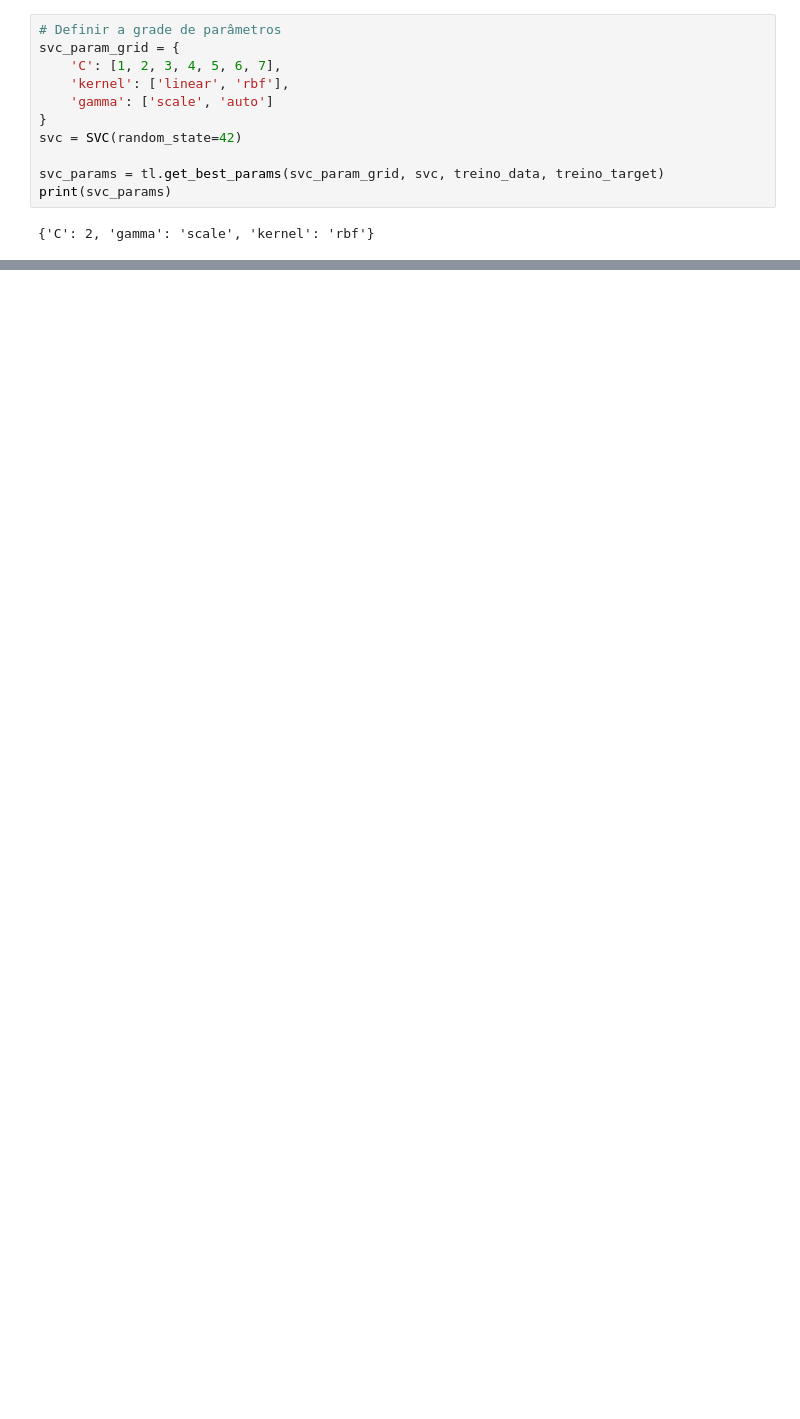
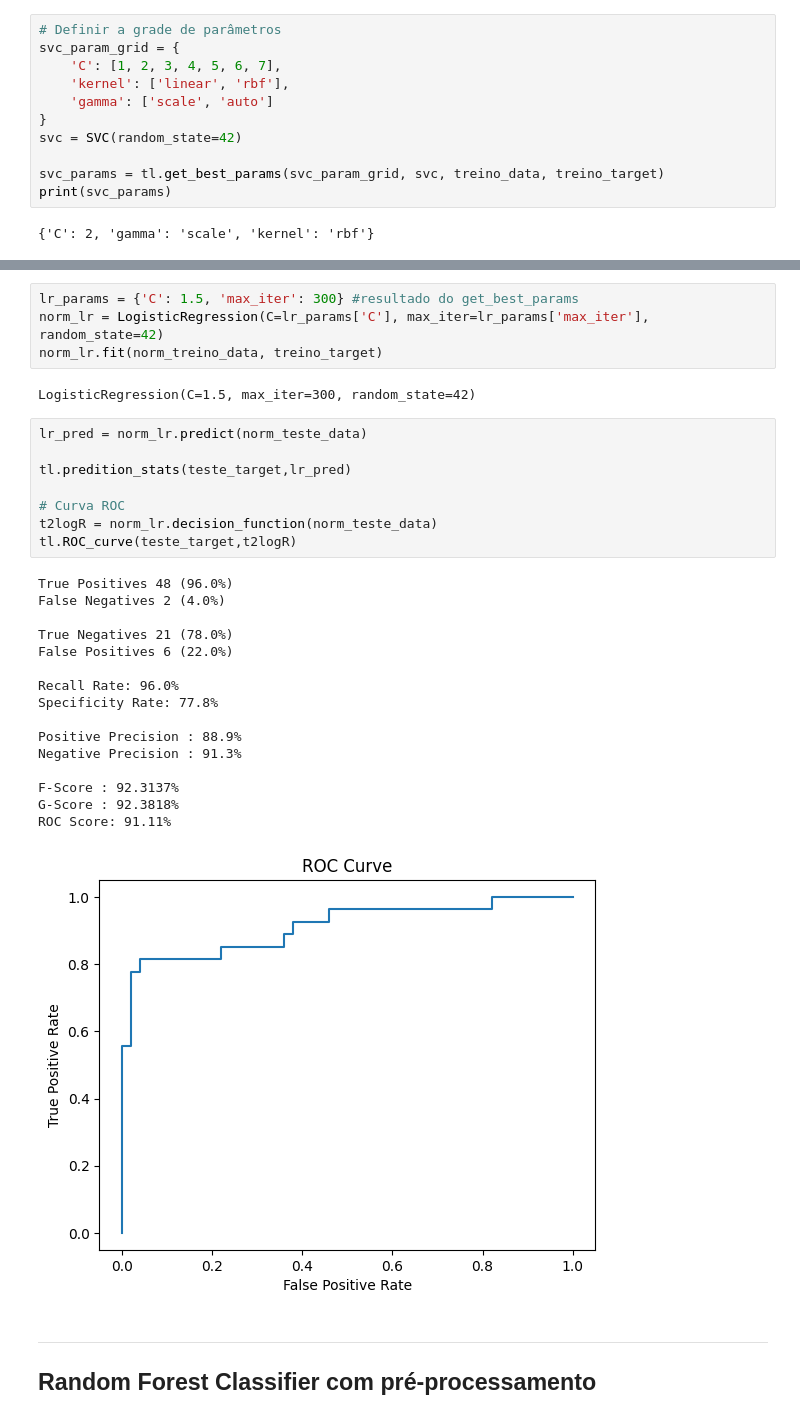
Before and after one commit to TeeVee304/A48630A51038A51811TP1, a Jupyter notebook: src/Joao_experimentation.ipynb, the cells around one changed output, grey strips where cells are left out. Drawn from its saved outputs; the diff is of its cells as text; blank space fills up the shorter version.

```diff
--- a/src/Joao_experimentation.ipynb
+++ b/src/Joao_experimentation.ipynb
@@ -215,0 +252,34 @@ Score: 96.08%
+# %%
+lr_params = {'C': 1.5, 'max_iter': 300} #resultado do get_best_params
+norm_lr = LogisticRegression(C=lr_params['C'], max_iter=lr_params['max_iter'], random_state=42)
+norm_lr.fit(norm_treino_data, treino_target)
+# %% [output]
+LogisticRegression(C=1.5, max_iter=300, random_state=42)
+# %%
+lr_pred = norm_lr.predict(norm_teste_data)
+
+tl.predition_stats(teste_target,lr_pred)
+
+# Curva ROC
+t2logR = norm_lr.decision_function(norm_teste_data)
+tl.ROC_curve(teste_target,t2logR)
+# %% [output]
+True Positives 48 (96.0%)
+False Negatives 2 (4.0%)
+
+True Negatives 21 (78.0%)
+False Positives 6 (22.0%)
+
+Recall Rate: 96.0%
+Specificity Rate: 77.8%
+
+Positive Precision : 88.9%
+Negative Precision : 91.3%
+
+F-Score : 92.3137%
+G-Score : 92.3818%
+ROC Score: 91.11%
+[figure, added]
+# %% [markdown]
+---
+## Random Forest Classifier com pré-processamento
```
Also changed, not shown: parts of 30 cells of this notebook, 1 other file.
